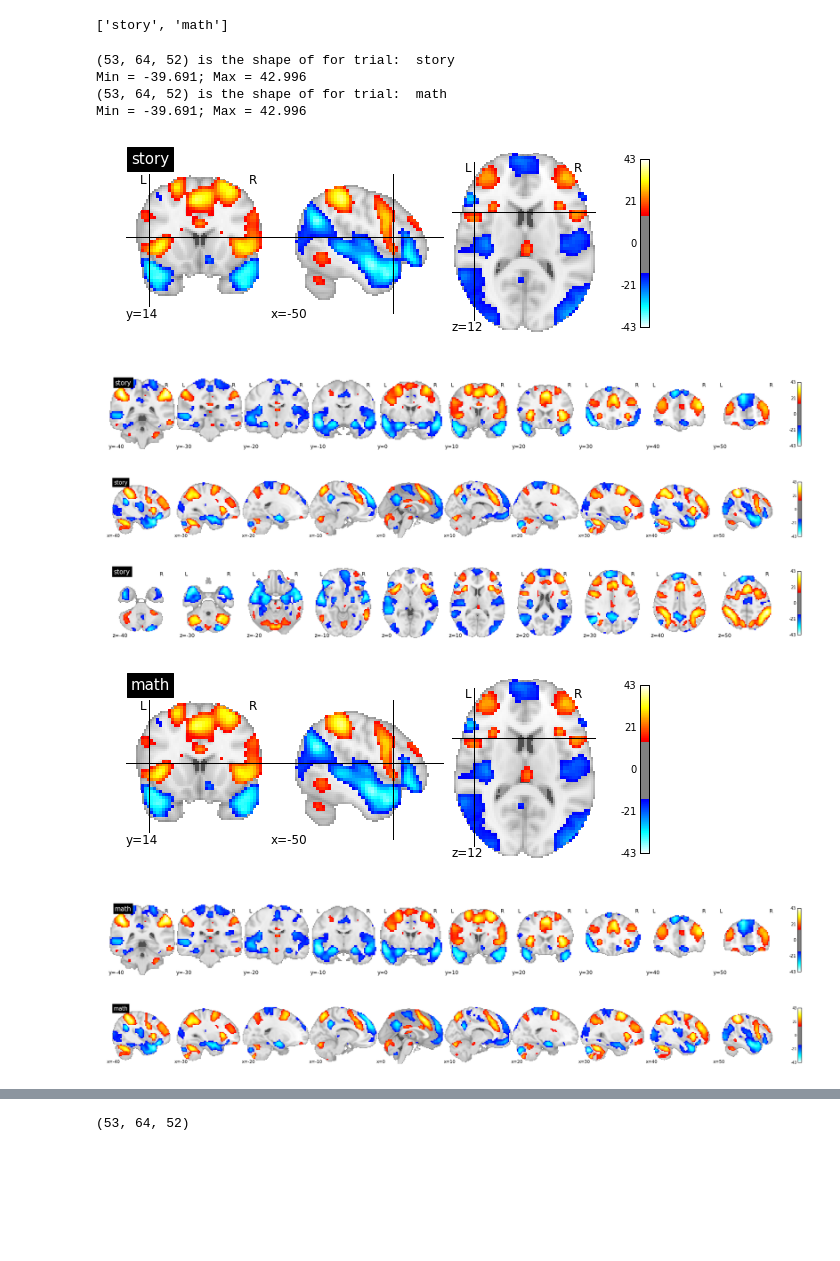
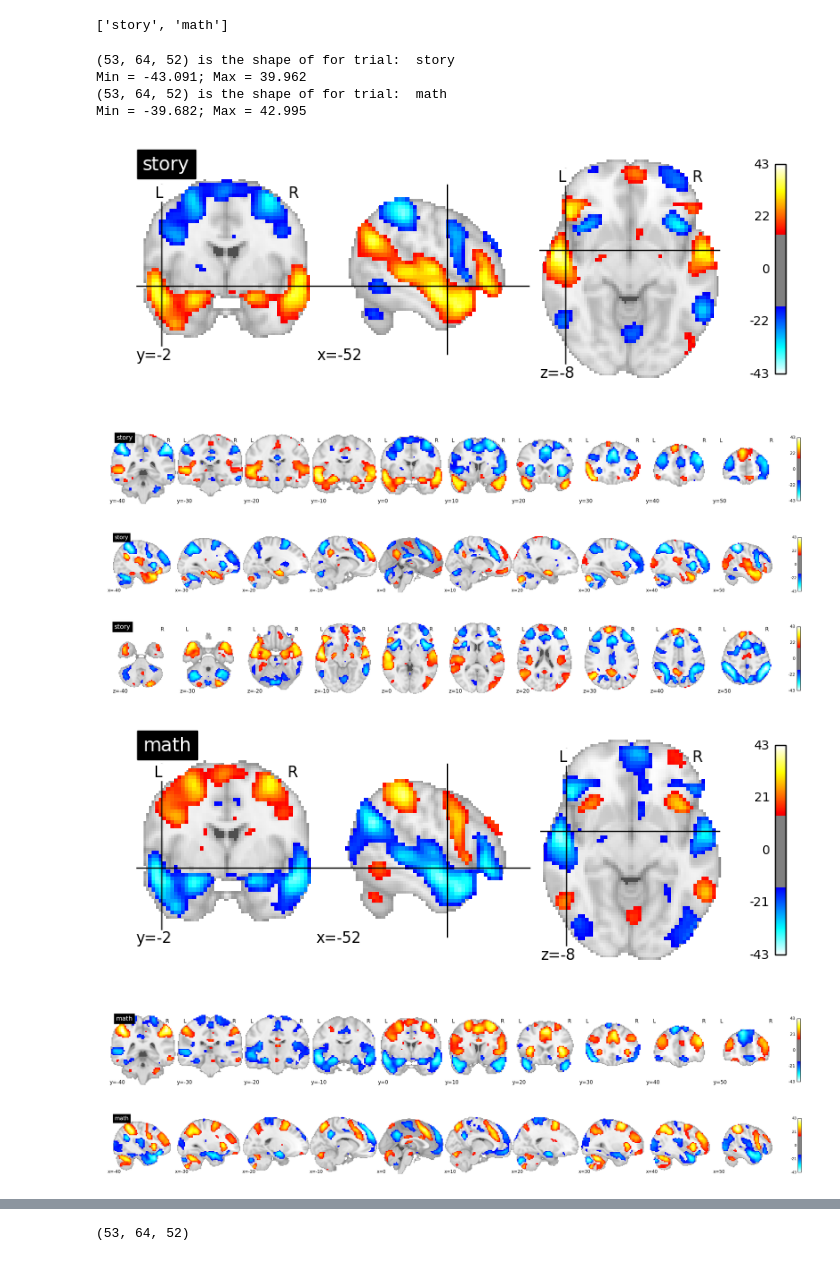
Before and after one commit to SIMEXP/hcp, a Jupyter notebook: hcp_activation_maps_language_exp2.ipynb, the cells around one changed output, grey strips where cells are left out. Saved outputs shown, nothing was run; the diff lists cells and outputs as text; code cells hidden in the pictures; blank space fills up the shorter version.

Commit message:
story Vs math heritability and association

```diff
--- a/hcp_activation_maps_language_exp2.ipynb
+++ b/hcp_activation_maps_language_exp2.ipynb
@@ -25,7 +25,7 @@ import nibabel as nib
 # %%
 # Set path
 path_root = "/home/yassinebha/Drive/HCP/"
-path_rmaps = os.path.join(path_root,"subtypes_scores/26-10-2016/hcp_language_math_activation_maps_20-Feb-2017/group_maps_nii/")
+path_rmaps = os.path.join(path_root,"subtypes_scores/26-10-2016/hcp_language_story_activation_maps_22-Feb-2017/group_maps_nii/")
 rmaps_file_pattern = "{}.nii.gz"
 # %%
 # get networks names
@@ -38,41 +38,41 @@ for index, trial in enumerate(trial_names):
     trial_file = os.path.join(path_rmaps, rmaps_file_pattern.format(trial))
     in_vol=nib.load(trial_file)
 
     print("(%s, %s, %s) is the shape of for trial: " %  in_vol.shape, trial)
     print("Min = %.3f; Max = %.3f" % (in_vol.get_data().min(), in_vol.get_data().max()))
 
 
     # Plot volume
     display = plotting.plot_stat_map(in_vol, threshold= 15,
-                                     cut_coords=(-50, 14, 12),
+                                     cut_coords=(-52,-2, -8),
                                      title= trial
                                     )
     #print ("SPM map for {} trial".format(trial))
     display = plotting.plot_stat_map(in_vol, threshold= 15,
                                      display_mode='y',
                                      cut_coords= range(-40, 60, 10),
                                      title= trial
                                     )
     display = plotting.plot_stat_map(in_vol, threshold=15,
                                      display_mode='x',
                                      cut_coords= range(-40, 60, 10),
                                      title= trial
                                     )
     display = plotting.plot_stat_map(in_vol, threshold=15,
                                      display_mode='z',
                                      cut_coords= range(-40, 60, 10),
                                      title= trial
                                     )
 # %% [output]
 (53, 64, 52) is the shape of for trial:  story
-Min = -39.691; Max = 42.996
+Min = -43.091; Max = 39.962
 (53, 64, 52) is the shape of for trial:  math
-Min = -39.691; Max = 42.996
+Min = -39.682; Max = 42.995
-[figure, old version]
+[figure, new version]
-[figure, old version]
+[figure, new version]
-[figure, old version]
+[figure, new version]
-[figure, old version]
+[figure, new version]
-[figure, old version]
+[figure, new version]
 [figure]
 [figure]
 [figure]
```
Also changed, not shown: parts of 5 cells of this notebook, 4 other files.
